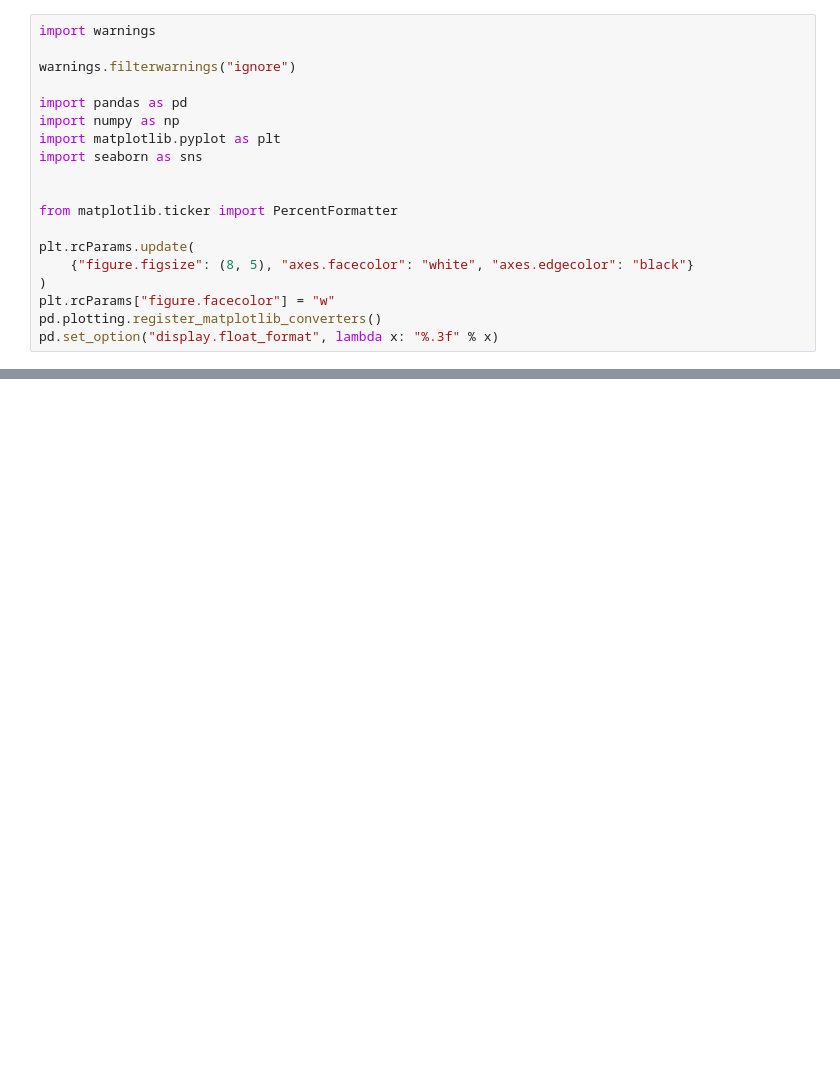
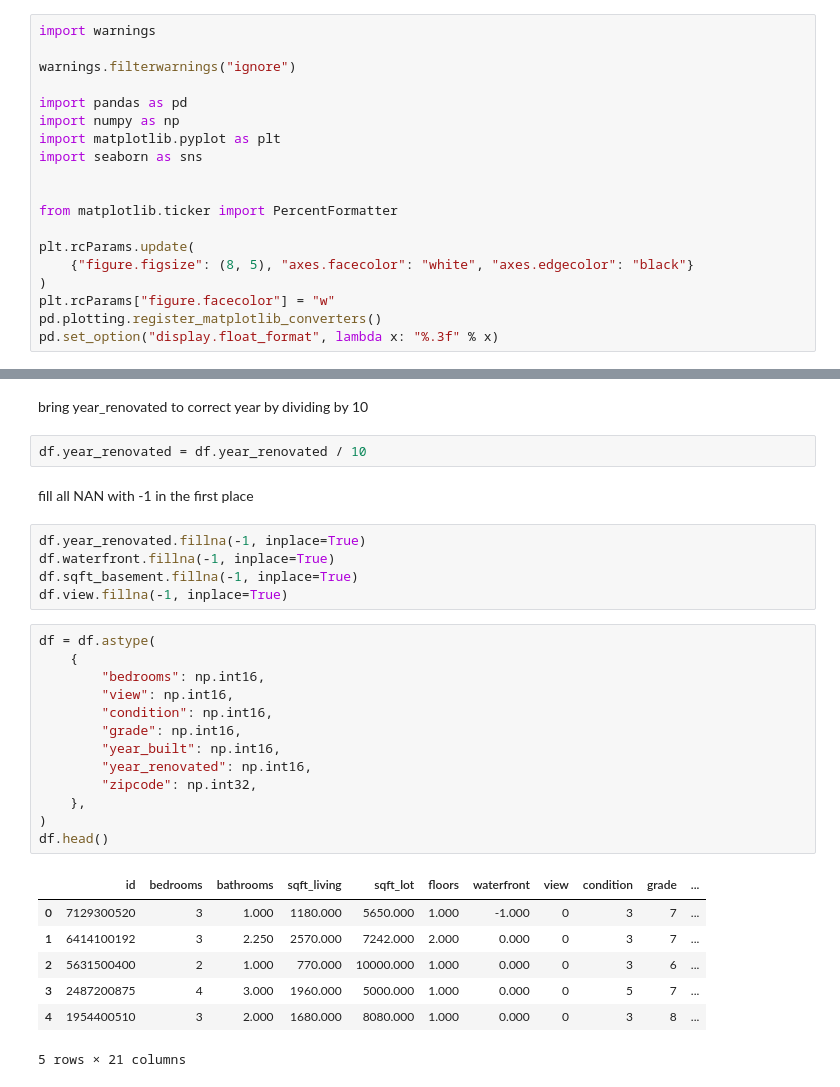
Before and after one commit to tomduese/ds-eda-project, a Jupyter notebook: EDA.ipynb, the cells around one changed output, grey strips where cells are left out. Drawn from its saved outputs; the diff is of its cells as text; blank space fills up the shorter version.

```diff
--- a/EDA.ipynb
+++ b/EDA.ipynb
@@ -23,0 +109,32 @@ pd.set_option("display.float_format", lambda x: "%.3f" % x)
+# %% [markdown]
+bring year_renovated to correct year by dividing by 10
+# %%
+df.year_renovated = df.year_renovated / 10
+# %% [markdown]
+fill all NAN with -1 in the first place
+# %%
+df.year_renovated.fillna(-1, inplace=True)
+df.waterfront.fillna(-1, inplace=True)
+df.sqft_basement.fillna(-1, inplace=True)
+df.view.fillna(-1, inplace=True)
+# %%
+df = df.astype(
+    {
+        "bedrooms": np.int16,
+        "view": np.int16,
+        "condition": np.int16,
+        "grade": np.int16,
+        "year_built": np.int16,
+        "year_renovated": np.int16,
+        "zipcode": np.int32,
+    },
+)
+df.head()
+# %% [output]
+|  | id | bedrooms | bathrooms | sqft_living | sqft_lot | floors | waterfront | view | condition | grade | ... |
+| 0 | 7129300520 | 3 | 1.000 | 1180.000 | 5650.000 | 1.000 | -1.000 | 0 | 3 | 7 | ... |
+| 1 | 6414100192 | 3 | 2.250 | 2570.000 | 7242.000 | 2.000 | 0.000 | 0 | 3 | 7 | ... |
+| 2 | 5631500400 | 2 | 1.000 | 770.000 | 10000.000 | 1.000 | 0.000 | 0 | 3 | 6 | ... |
+| 3 | 2487200875 | 4 | 3.000 | 1960.000 | 5000.000 | 1.000 | 0.000 | 0 | 5 | 7 | ... |
+| 4 | 1954400510 | 3 | 2.000 | 1680.000 | 8080.000 | 1.000 | 0.000 | 0 | 3 | 8 | ... |
+5 rows × 21 columns
```
Also changed, not shown: parts of 17 cells of this notebook.
